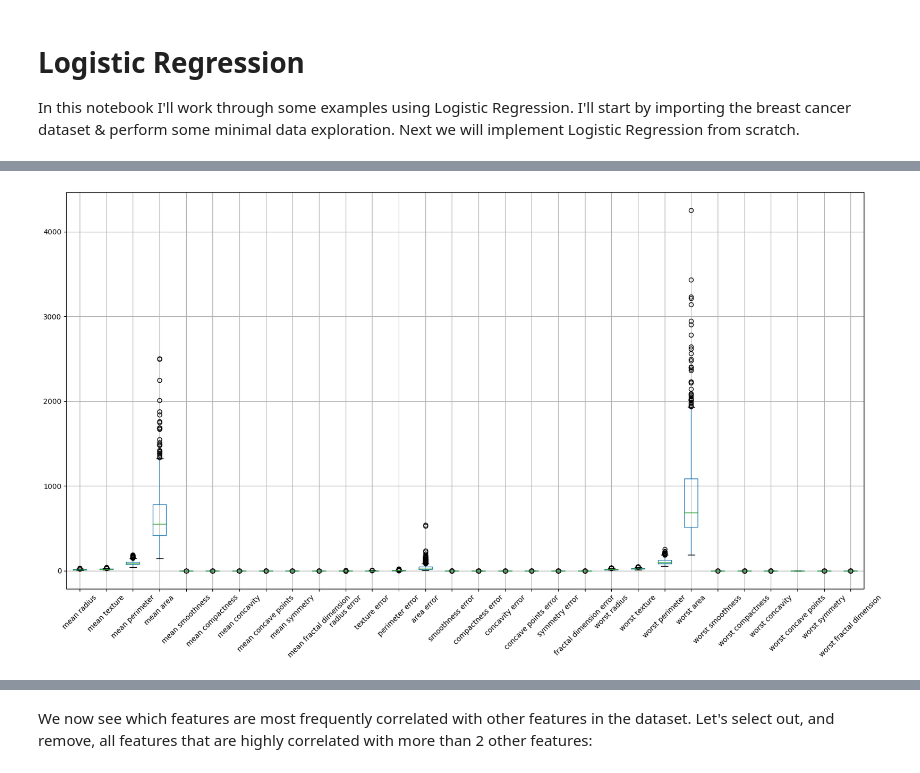
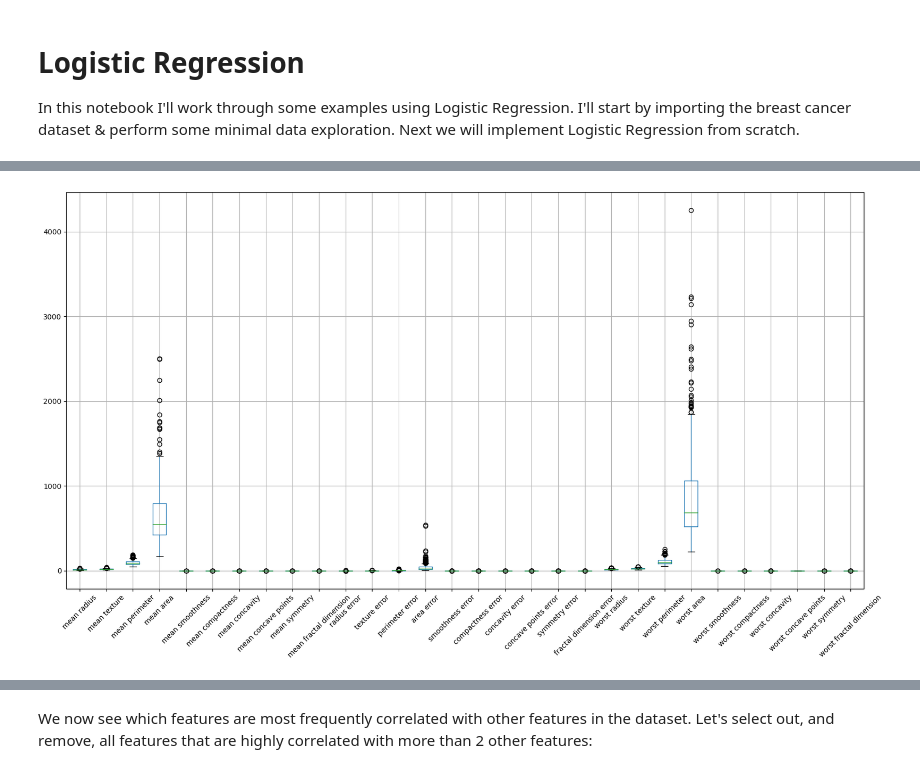
Before and after one commit to insidelearningmachines/Blog, a Jupyter notebook: Notebook II Logistic Regression.ipynb, the cells around one changed output, grey strips where cells are left out. Saved outputs shown, nothing was run; the diff lists cells and outputs as text; code cells hidden in the pictures.

```diff
--- a/Notebook II Logistic Regression.ipynb
+++ b/Notebook II Logistic Regression.ipynb
@@ -24,2 +26,5 @@ Note, regarding the labels:
+# %%
+# do train/test split
+X_train, X_test, y_train, y_test = train_test_split(X, y, test_size=0.3, random_state=42)
 # %%
 # check if our labels are balanced?
@@ -40,10 +40,11 @@ X.shape
 # %%
 # make a box plot of input features
-dfX = pd.DataFrame(X,columns=data.feature_names)
-dfX.boxplot(figsize=(20,10),rot=45)
+dfX_train = pd.DataFrame(X_train,columns=data.feature_names)
+dfX_test  = pd.DataFrame(X_test,columns=data.feature_names)
+dfX_train.boxplot(figsize=(20,10),rot=45)
 plt.show()
 # %% [output]
-[figure, old version]
+[figure, new version]
 # %%
 # plot the pearson correlation for our input features
 fig, ax = plt.subplots(figsize = (10, 10))
```
Also changed, not shown: parts of 18 cells of this notebook.
